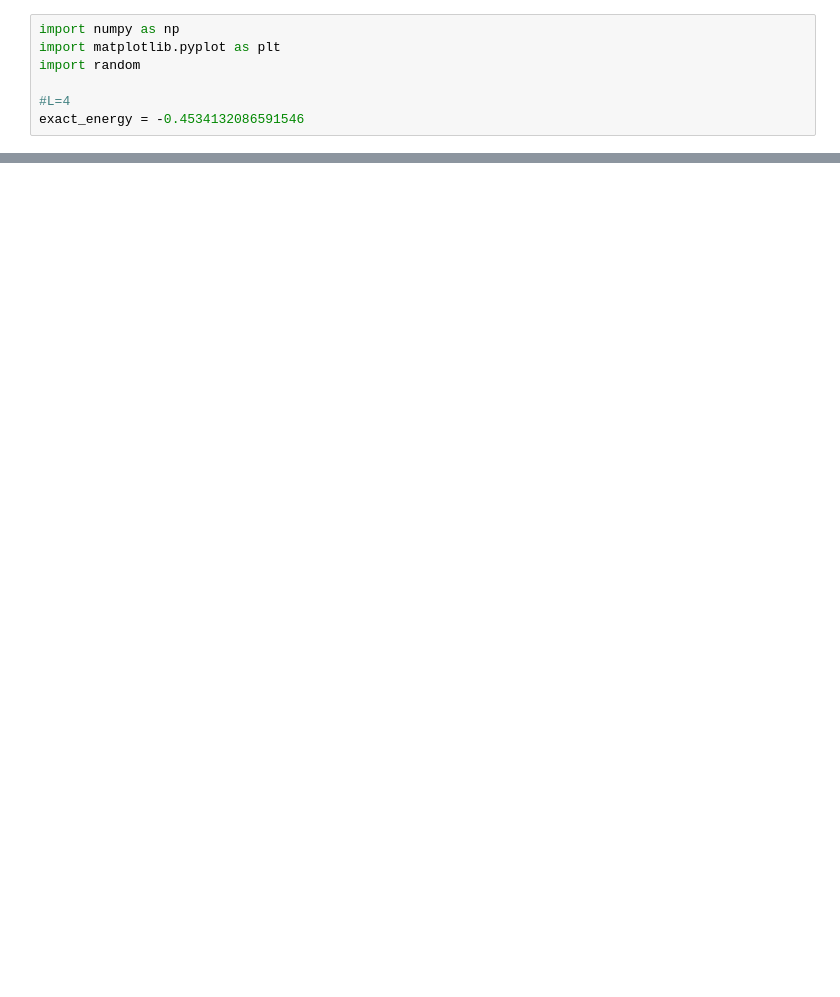
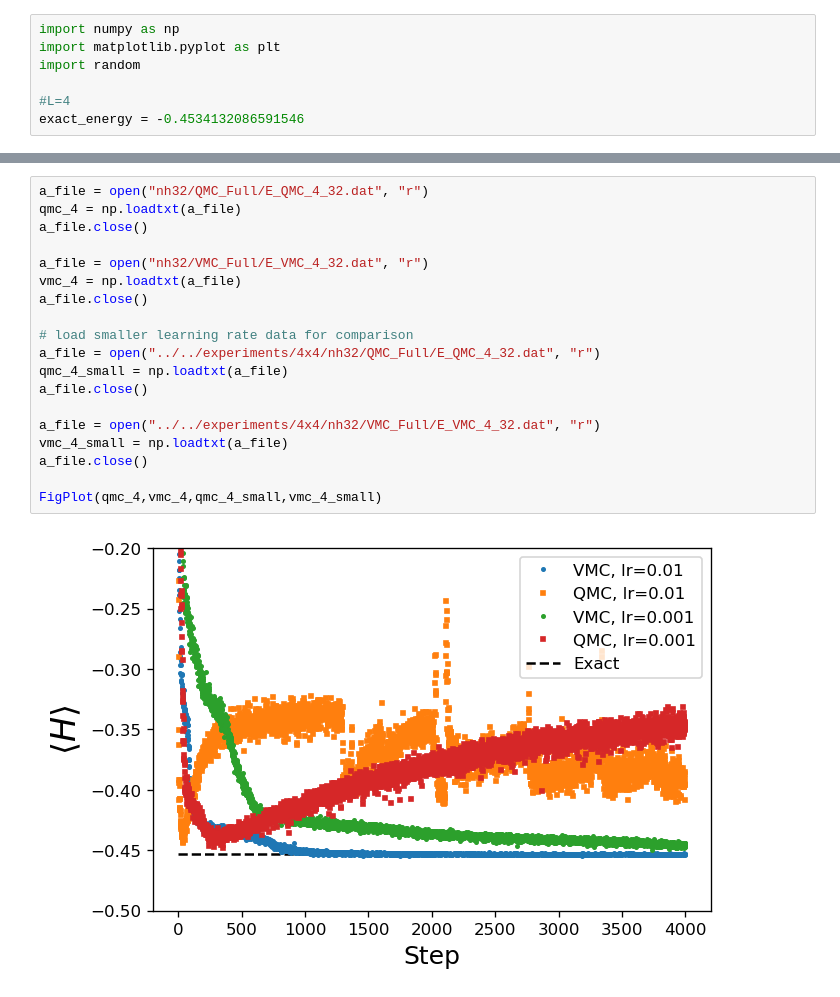
Before and after one commit to MelkoCollective/NeuralNetworks-for-Quantum, a Jupyter notebook: src_qmc_vmc/experiments_lr0.01/4x4/Analysis.ipynb, the cells around one changed output, grey strips where cells are left out. Saved outputs shown, nothing was run; the diff lists cells and outputs as text; blank space fills up the shorter version.

```diff
--- a/src_qmc_vmc/experiments_lr0.01/4x4/Analysis.ipynb
+++ b/src_qmc_vmc/experiments_lr0.01/4x4/Analysis.ipynb
@@ -91,0 +91,21 @@ FigPlot(qmc_3,vmc_3,qmc_3_small,vmc_3_small)
+# %%
+a_file = open("nh32/QMC_Full/E_QMC_4_32.dat", "r")
+qmc_4 = np.loadtxt(a_file)
+a_file.close()
+
+a_file = open("nh32/VMC_Full/E_VMC_4_32.dat", "r")
+vmc_4 = np.loadtxt(a_file)
+a_file.close()
+
+# load smaller learning rate data for comparison
+a_file = open("../../experiments/4x4/nh32/QMC_Full/E_QMC_4_32.dat", "r")
+qmc_4_small = np.loadtxt(a_file)
+a_file.close()
+
+a_file = open("../../experiments/4x4/nh32/VMC_Full/E_VMC_4_32.dat", "r")
+vmc_4_small = np.loadtxt(a_file)
+a_file.close()
+
+FigPlot(qmc_4,vmc_4,qmc_4_small,vmc_4_small)
+# %% [output]
+[figure, added]
```
Also changed, not shown: parts of 5 cells of this notebook, 50 other files.
